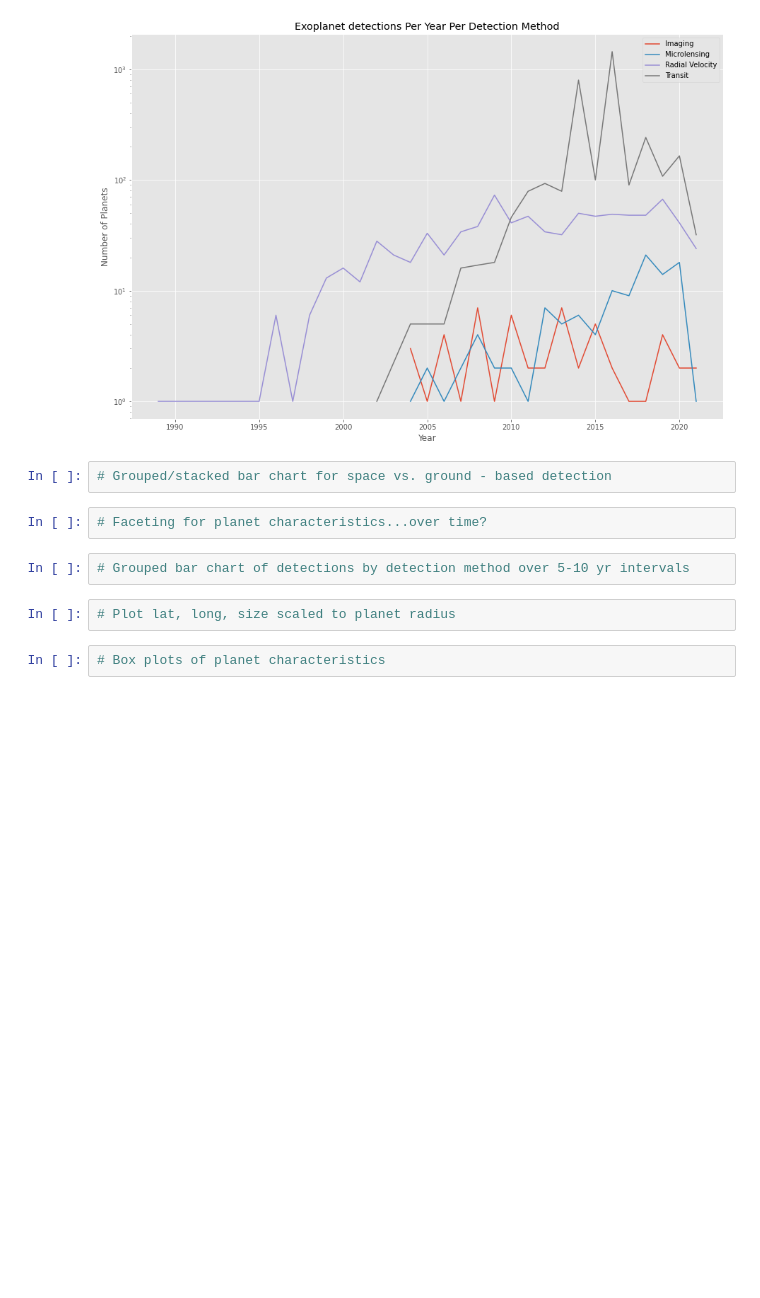
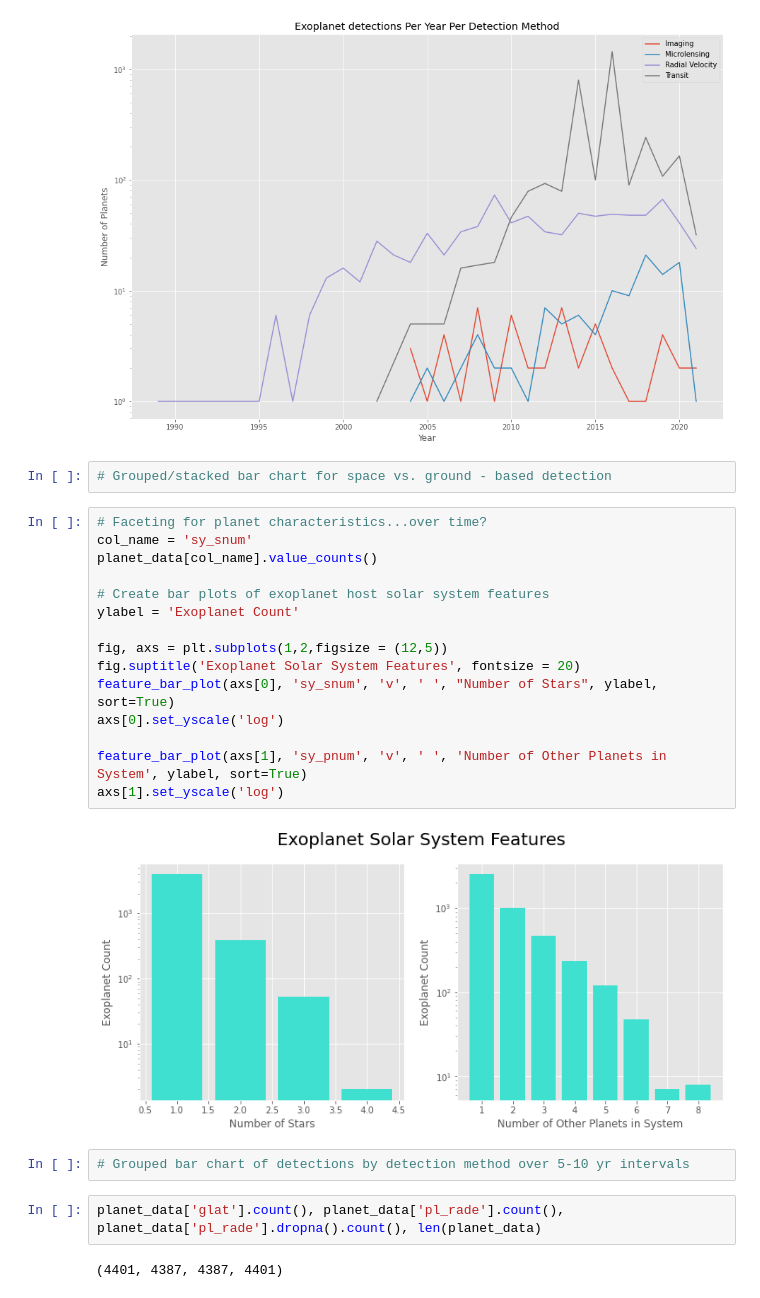
Before and after one commit to jstodd867/unearthing-other-worlds, a Jupyter notebook: EDA.ipynb, the cells around one changed output. Cells and saved outputs as stored; diff of their text form; blank space fills up the shorter version.

Commit message:
EDA updates; created data retrieval notebook

```diff
--- a/EDA.ipynb
+++ b/EDA.ipynb
@@ -174,11 +206,26 @@ Text(0, 0.5, 'Number of Planets')
 [figure]
 # %%
 # Grouped/stacked bar chart for space vs. ground - based detection
-# %%
-# Faceting for planet characteristics...over time?
+# %%
+# Faceting for planet characteristics...over time?
+col_name = 'sy_snum'
+planet_data[col_name].value_counts()
+
+# Create bar plots of exoplanet host solar system features
+ylabel = 'Exoplanet Count'
+
+fig, axs = plt.subplots(1,2,figsize = (12,5))
+fig.suptitle('Exoplanet Solar System Features', fontsize = 20)
+feature_bar_plot(axs[0], 'sy_snum', 'v', ' ', "Number of Stars", ylabel, sort=True)
+axs[0].set_yscale('log')
+
+feature_bar_plot(axs[1], 'sy_pnum', 'v', ' ', 'Number of Other Planets in System', ylabel, sort=True)
+axs[1].set_yscale('log')
+# %% [output]
+[figure, added]
 # %%
 # Grouped bar chart of detections by detection method over 5-10 yr intervals
-# %%
-# Plot lat, long, size scaled to planet radius
-# %%
-# Box plots of planet characteristics
+# %%
+planet_data['glat'].count(), planet_data['pl_rade'].count(), planet_data['pl_rade'].dropna().count(), len(planet_data)
+# %% [output]
+(4401, 4387, 4387, 4401)
```
Also changed, not shown: parts of 8 cells of this notebook, 2 other files.
